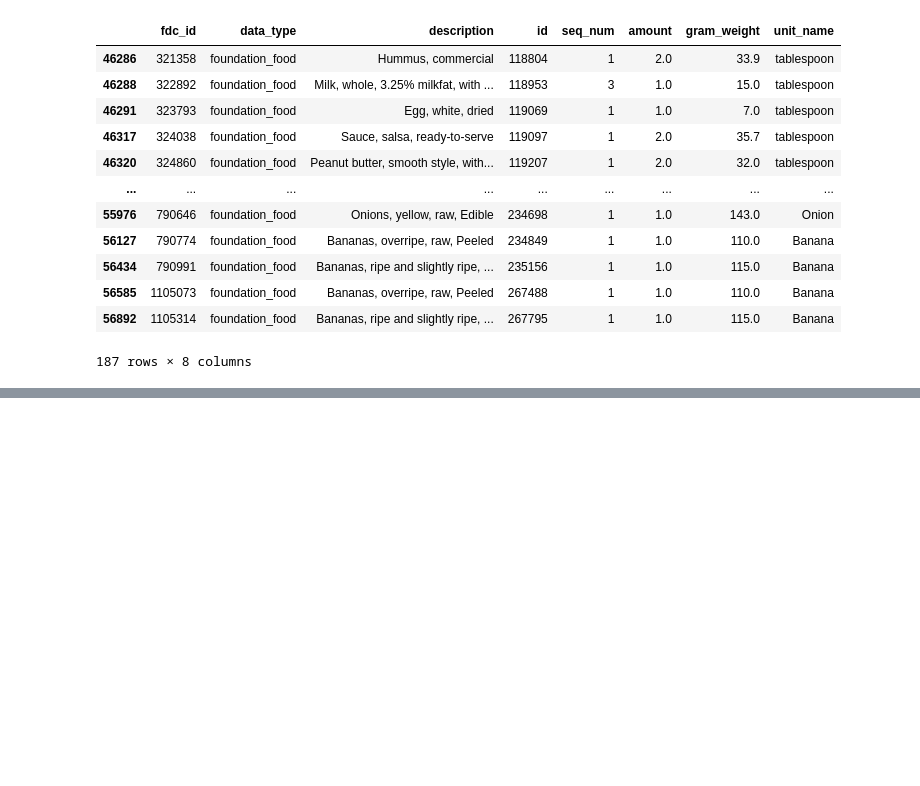
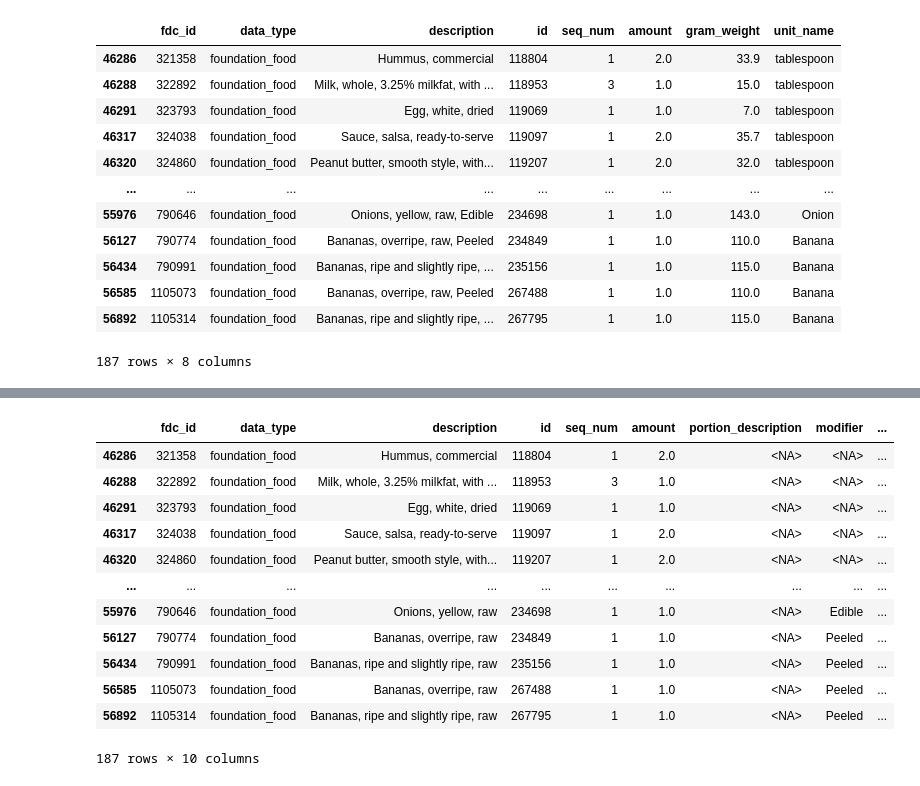
Before and after one commit to danzou56/food-data, a Jupyter notebook: scratch.ipynb, the cells around one changed output, grey strips where cells are left out. Drawn from its saved outputs; the diff is of its cells as text; code cells hidden in the pictures; blank space fills up the shorter version.

```diff
--- a/scratch.ipynb
+++ b/scratch.ipynb
@@ -320,0 +238,5 @@ Series([], Name: discontinued_date, dtype: Int64)
+# %%
+from FoundationTable import FoundationTable
+ft = FoundationTable()
+ft_df = ft.get_df()
+ft_df
@@ -320,0 +257,16 @@ Series([], Name: discontinued_date, dtype: Int64)
+# %%
+ft._dirty_df
+# %% [output]
+|  | fdc_id | data_type | description | id | seq_num | amount | portion_description | modifier | ... |
+| 46286 | 321358 | foundation_food | Hummus, commercial | 118804 | 1 | 2.0 | <NA> | <NA> | ... |
+| 46288 | 322892 | foundation_food | Milk, whole, 3.25% milkfat, with ... | 118953 | 3 | 1.0 | <NA> | <NA> | ... |
+| 46291 | 323793 | foundation_food | Egg, white, dried | 119069 | 1 | 1.0 | <NA> | <NA> | ... |
+| 46317 | 324038 | foundation_food | Sauce, salsa, ready-to-serve | 119097 | 1 | 2.0 | <NA> | <NA> | ... |
+| 46320 | 324860 | foundation_food | Peanut butter, smooth style, with... | 119207 | 1 | 2.0 | <NA> | <NA> | ... |
+| ... | ... | ... | ... | ... | ... | ... | ... | ... | ... |
+| 55976 | 790646 | foundation_food | Onions, yellow, raw | 234698 | 1 | 1.0 | <NA> | Edible | ... |
+| 56127 | 790774 | foundation_food | Bananas, overripe, raw | 234849 | 1 | 1.0 | <NA> | Peeled | ... |
+| 56434 | 790991 | foundation_food | Bananas, ripe and slightly ripe, raw | 235156 | 1 | 1.0 | <NA> | Peeled | ... |
+| 56585 | 1105073 | foundation_food | Bananas, overripe, raw | 267488 | 1 | 1.0 | <NA> | Peeled | ... |
+| 56892 | 1105314 | foundation_food | Bananas, ripe and slightly ripe, raw | 267795 | 1 | 1.0 | <NA> | Peeled | ... |
+187 rows × 10 columns
```
Also changed, not shown: parts of 11 cells of this notebook.
